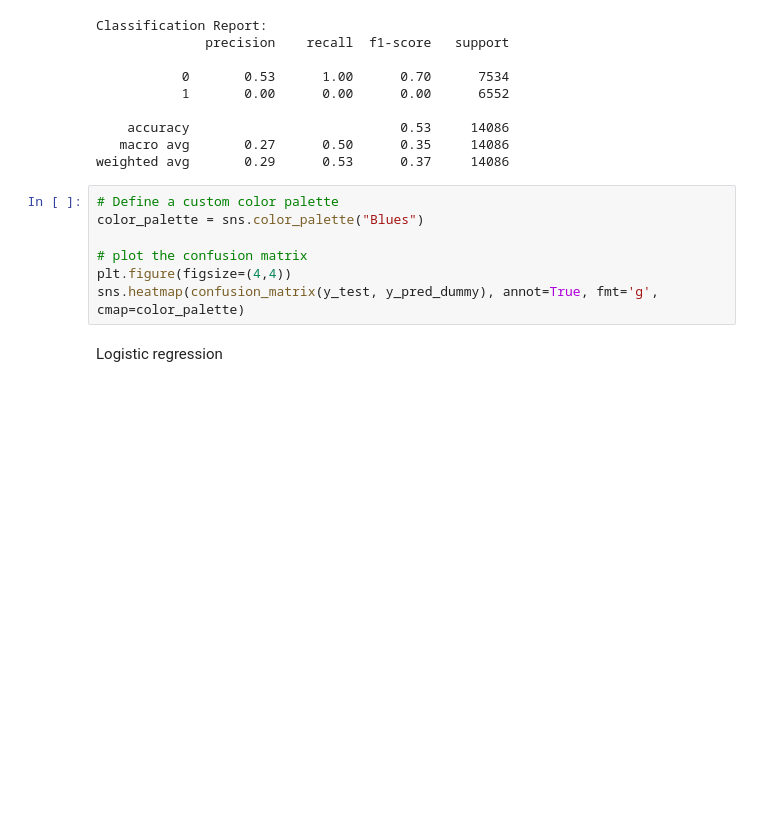
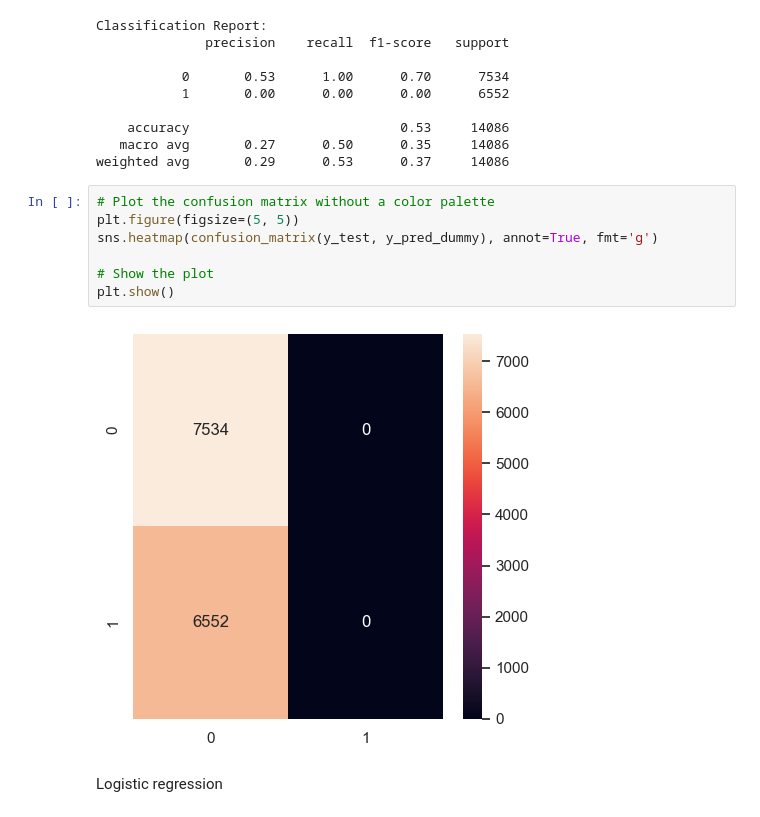
Before and after one commit to CynthiaJerono/Phase_3_Project, a Jupyter notebook: Modeling.ipynb, the cells around one changed output. Cells and saved outputs as stored; diff of their text form; blank space fills up the shorter version.

Commit message:
created a heatmap/plotted a heat map confusion matrix

```diff
--- a/Modeling.ipynb
+++ b/Modeling.ipynb
@@ -137,12 +137,14 @@ Classification Report:
    macro avg       0.27      0.50      0.35     14086
 weighted avg       0.29      0.53      0.37     14086
 # %%
-# Define a custom color palette
-color_palette = sns.color_palette("Blues")
+# Plot the confusion matrix without a color palette
+plt.figure(figsize=(5, 5))
+sns.heatmap(confusion_matrix(y_test, y_pred_dummy), annot=True, fmt='g')
 
-# plot the confusion matrix
-plt.figure(figsize=(4,4))
-sns.heatmap(confusion_matrix(y_test, y_pred_dummy), annot=True, fmt='g', cmap=color_palette)
+# Show the plot
+plt.show()
+# %% [output]
+[figure, added]
 # %% [markdown]
 Logistic regression
 # %%
```
